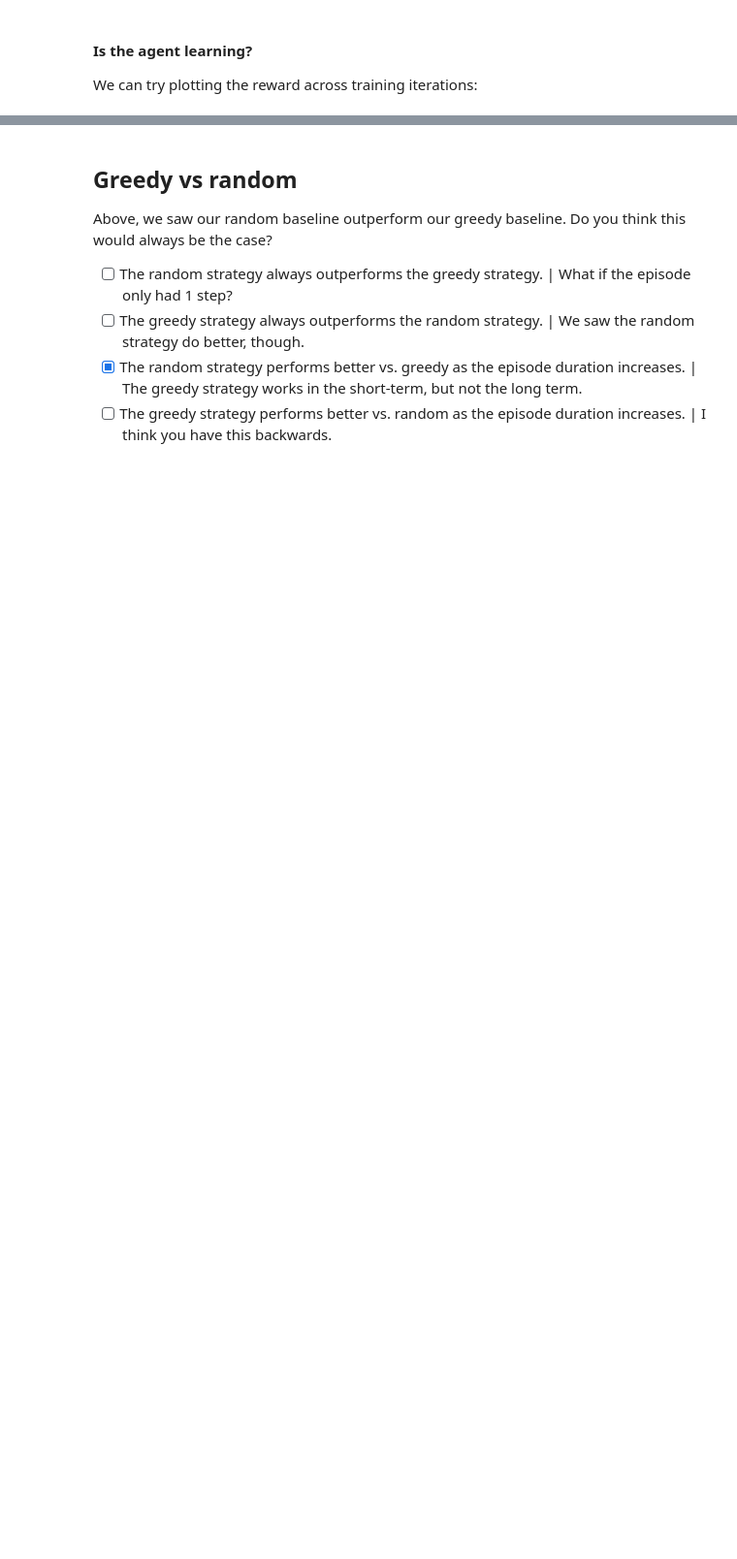
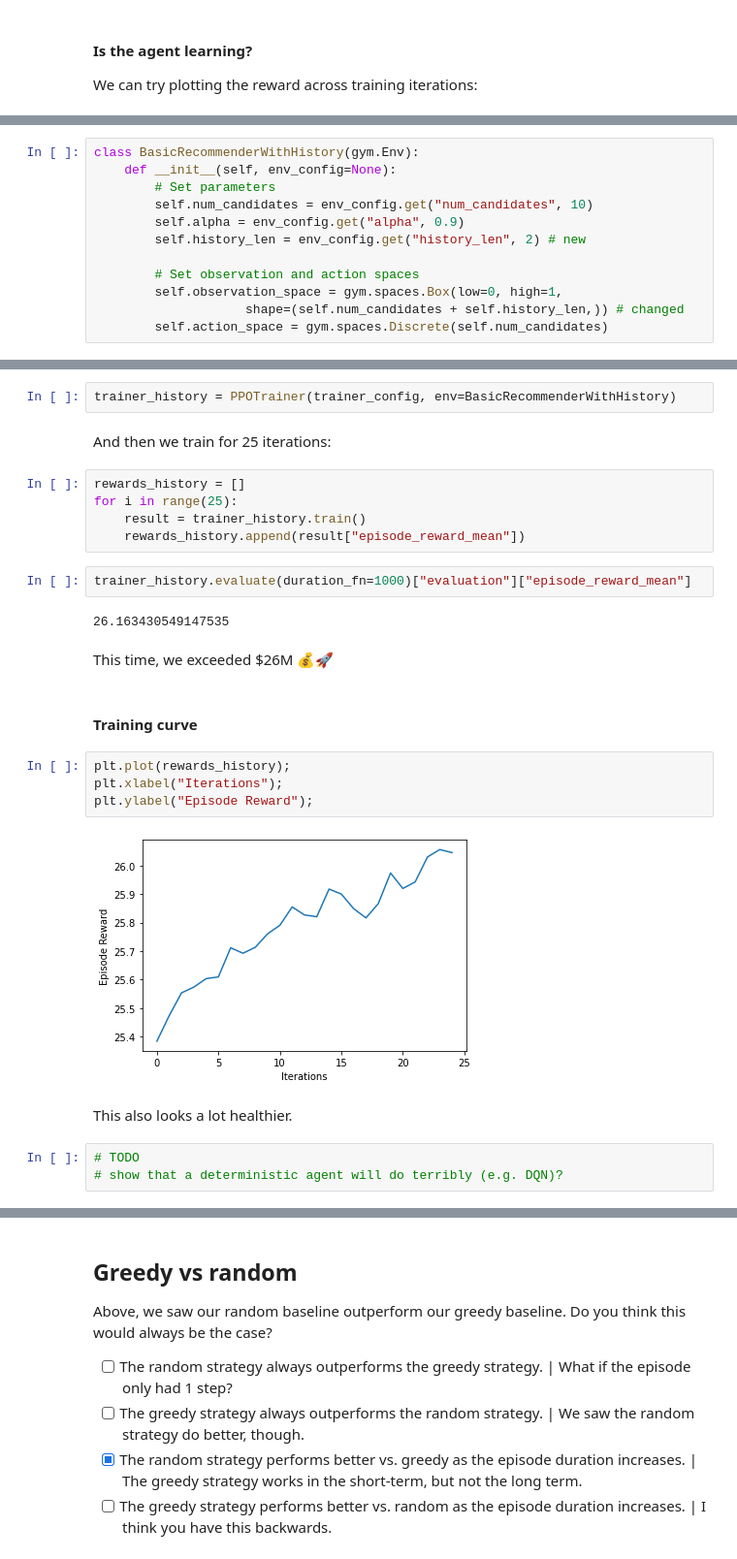
Before and after one commit to anyscale/rl-course, a Jupyter notebook: notebooks/04-application-recommender/04_03_implementing-our-env.ipynb, the cells around one changed output, grey strips where cells are left out. Shown at 97% size. Saved outputs shown, nothing was run; the diff lists cells and outputs as text; blank space fills up the shorter version.

```diff
--- a/notebooks/04-application-recommender/04_03_implementing-our-env.ipynb
+++ b/notebooks/04-application-recommender/04_03_implementing-our-env.ipynb
@@ -340,0 +424,12 @@ or make this a coding exercise???
+# %%
+class BasicRecommenderWithHistory(gym.Env):
+    def __init__(self, env_config=None):
+        # Set parameters
+        self.num_candidates = env_config.get("num_candidates", 10)
+        self.alpha = env_config.get("alpha", 0.9)
+        self.history_len = env_config.get("history_len", 2) # new
+
+        # Set observation and action spaces
+        self.observation_space = gym.spaces.Box(low=0, high=1,
+                    shape=(self.num_candidates + self.history_len,)) # changed
+        self.action_space = gym.spaces.Discrete(self.num_candidates)
@@ -340,0 +496,28 @@ or make this a coding exercise???
+# %%
+trainer_history = PPOTrainer(trainer_config, env=BasicRecommenderWithHistory)
+# %% [markdown]
+And then we train for 25 iterations:
+# %%
+rewards_history = []
+for i in range(25):
+    result = trainer_history.train()
+    rewards_history.append(result["episode_reward_mean"])
+# %%
+trainer_history.evaluate(duration_fn=1000)["evaluation"]["episode_reward_mean"]
+# %% [output]
+26.163430549147535
+# %% [markdown]
+This time, we exceeded $26M 💰🚀
+# %% [markdown]
+#### Training curve
+# %%
+plt.plot(rewards_history);
+plt.xlabel("Iterations");
+plt.ylabel("Episode Reward");
+# %% [output]
+[figure, added]
+# %% [markdown]
+This also looks a lot healthier.
+# %%
+# TODO
+# show that a deterministic agent will do terribly (e.g. DQN)?
```
Also changed, not shown: parts of 79 cells of this notebook, 3 other files.
